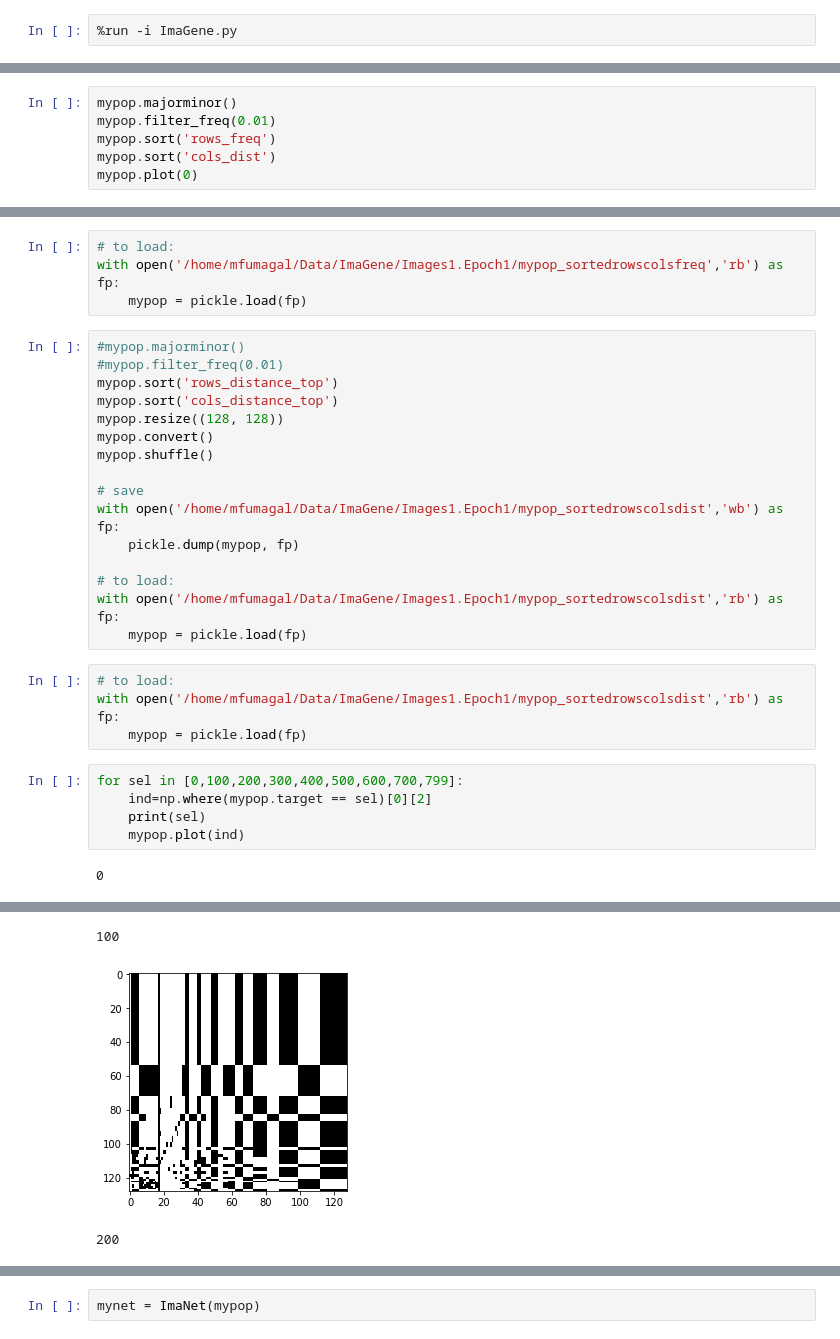
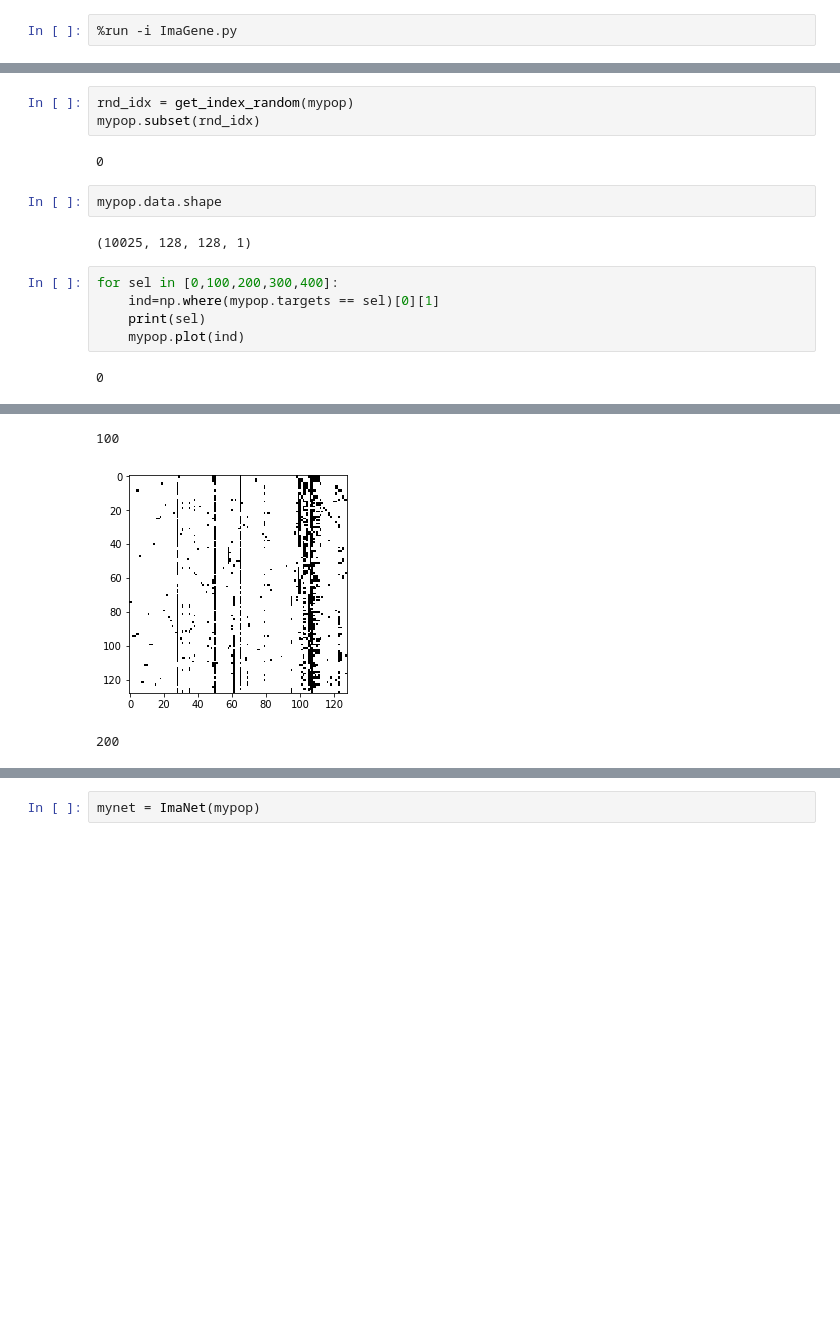
Before and after one commit to mfumagalli/ImaGene, a Jupyter notebook: Tutorial.ipynb, the cells around one changed output, grey strips where cells are left out. Saved outputs shown, nothing was run; the diff lists cells and outputs as text; blank space fills up the shorter version.

Commit message:
fix targets and to_cat

```diff
--- a/Tutorial.ipynb
+++ b/Tutorial.ipynb
@@ -63,7 +56 @@ A numpy array with dimensions (9612, 128, 128, 1) and target with length 9612 an
 0
-# %%
-mypop.majorminor()
-mypop.filter_freq(0.01)
-mypop.sort('rows_freq')
-mypop.sort('cols_dist')
-mypop.plot(0)
@@ -82,30 +57,15 @@ with open('/home/mfumagal/Data/ImaGene/Images1.Epoch1/mypop_sortedrowscolsfreq',
-# %%
-# to load:
-with open('/home/mfumagal/Data/ImaGene/Images1.Epoch1/mypop_sortedrowscolsfreq','rb') as fp:
-    mypop = pickle.load(fp)
-# %%
-#mypop.majorminor()
-#mypop.filter_freq(0.01)
-mypop.sort('rows_distance_top')
-mypop.sort('cols_distance_top')
-mypop.resize((128, 128))
-mypop.convert()
-mypop.shuffle()
-
-# save
-with open('/home/mfumagal/Data/ImaGene/Images1.Epoch1/mypop_sortedrowscolsdist','wb') as fp:
-    pickle.dump(mypop, fp)
-
-# to load:
-with open('/home/mfumagal/Data/ImaGene/Images1.Epoch1/mypop_sortedrowscolsdist','rb') as fp:
-    mypop = pickle.load(fp)
-# %%
-# to load:
-with open('/home/mfumagal/Data/ImaGene/Images1.Epoch1/mypop_sortedrowscolsdist','rb') as fp:
-    mypop = pickle.load(fp)
+# %%
+rnd_idx = get_index_random(mypop)
+mypop.subset(rnd_idx)
+# %% [output]
+0
+# %%
+mypop.data.shape
+# %% [output]
+(10025, 128, 128, 1)
 # %%
-for sel in [0,100,200,300,400,500,600,700,799]:
-    ind=np.where(mypop.target == sel)[0][2]
+for sel in [0,100,200,300,400]:
+    ind=np.where(mypop.targets == sel)[0][1]
     print(sel)
     mypop.plot(ind)
 # %% [output]
@@ -114,3 +74,3 @@ for sel in [0,100,200,300,400,500,600,700,799]:
 100
-[figure, old version]
+[figure, new version]
 200
```
Also changed, not shown: parts of 34 cells of this notebook, 2 other files.
